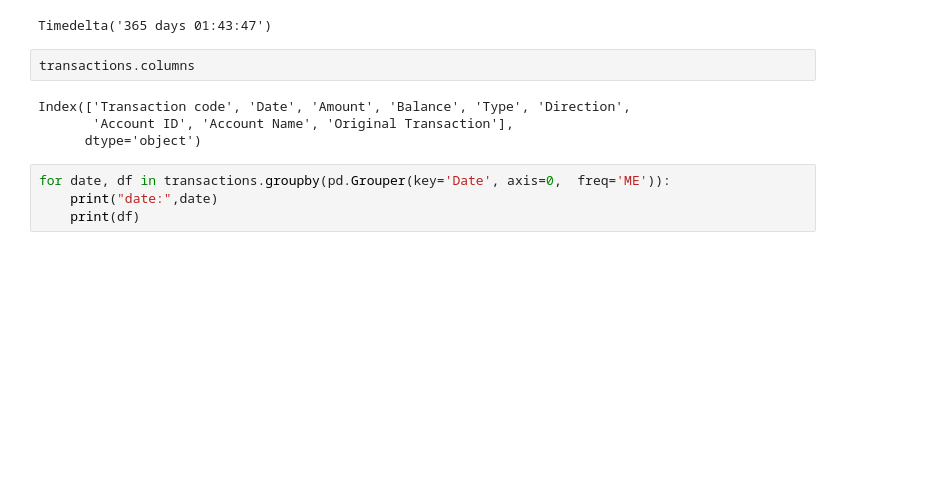
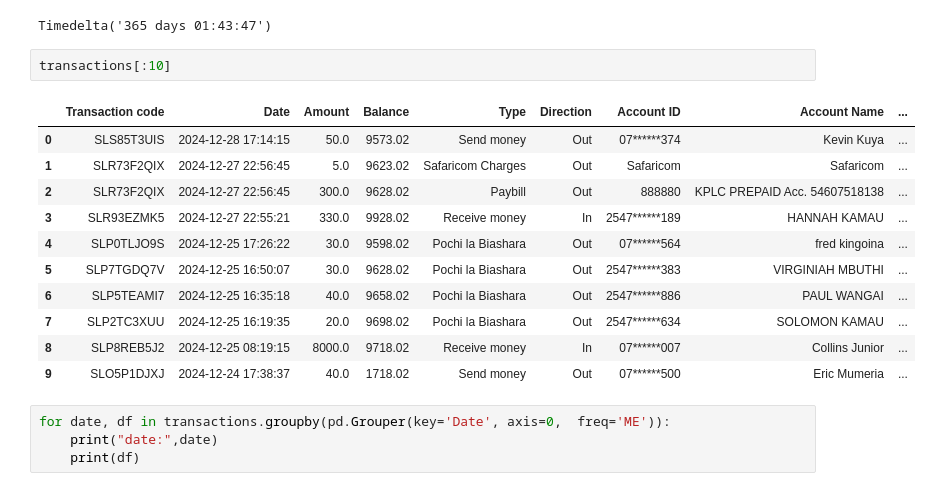
Before and after one commit to Addyzee/statement-app, a Jupyter notebook: backend/app/analysis/temp.ipynb, the cells around one changed output. Saved outputs shown, nothing was run; the diff lists cells and outputs as text; blank space fills up the shorter version.

Commit message:
account name api change

```diff
--- a/backend/app/analysis/temp.ipynb
+++ b/backend/app/analysis/temp.ipynb
@@ -414,11 +416,19 @@ transactions.iloc[0]["Date"] - transactions.iloc[-1]["Date"]
 # %% [output]
 Timedelta('365 days 01:43:47')
 # %%
-transactions.columns
+transactions[:10]
 # %% [output]
-Index(['Transaction code', 'Date', 'Amount', 'Balance', 'Type', 'Direction',
-       'Account ID', 'Account Name', 'Original Transaction'],
-      dtype='object')
+|  | Transaction code | Date | Amount | Balance | Type | Direction | Account ID | Account Name | ... |
+| 0 | SLS85T3UIS | 2024-12-28 17:14:15 | 50.0 | 9573.02 | Send money | Out | 07******374 | Kevin Kuya | ... |
+| 1 | SLR73F2QIX | 2024-12-27 22:56:45 | 5.0 | 9623.02 | Safaricom Charges | Out | Safaricom | Safaricom | ... |
+| 2 | SLR73F2QIX | 2024-12-27 22:56:45 | 300.0 | 9628.02 | Paybill | Out | 888880 | KPLC PREPAID Acc. 54607518138 | ... |
+| 3 | SLR93EZMK5 | 2024-12-27 22:55:21 | 330.0 | 9928.02 | Receive money | In | 2547******189 | HANNAH KAMAU | ... |
+| 4 | SLP0TLJO9S | 2024-12-25 17:26:22 | 30.0 | 9598.02 | Pochi la Biashara | Out | 07******564 | fred kingoina | ... |
+| 5 | SLP7TGDQ7V | 2024-12-25 16:50:07 | 30.0 | 9628.02 | Pochi la Biashara | Out | 2547******383 | VIRGINIAH MBUTHI | ... |
+| 6 | SLP5TEAMI7 | 2024-12-25 16:35:18 | 40.0 | 9658.02 | Pochi la Biashara | Out | 2547******886 | PAUL WANGAI | ... |
+| 7 | SLP2TC3XUU | 2024-12-25 16:19:35 | 20.0 | 9698.02 | Pochi la Biashara | Out | 2547******634 | SOLOMON KAMAU | ... |
+| 8 | SLP8REB5J2 | 2024-12-25 08:19:15 | 8000.0 | 9718.02 | Receive money | In | 07******007 | Collins Junior | ... |
+| 9 | SLO5P1DJXJ | 2024-12-24 17:38:37 | 40.0 | 1718.02 | Send money | Out | 07******500 | Eric Mumeria | ... |
 # %%
 for date, df in transactions.groupby(pd.Grouper(key='Date', axis=0,  freq='ME')):
     print("date:",date)
```
Also changed, not shown: parts of 10 cells of this notebook, 2 other files.
